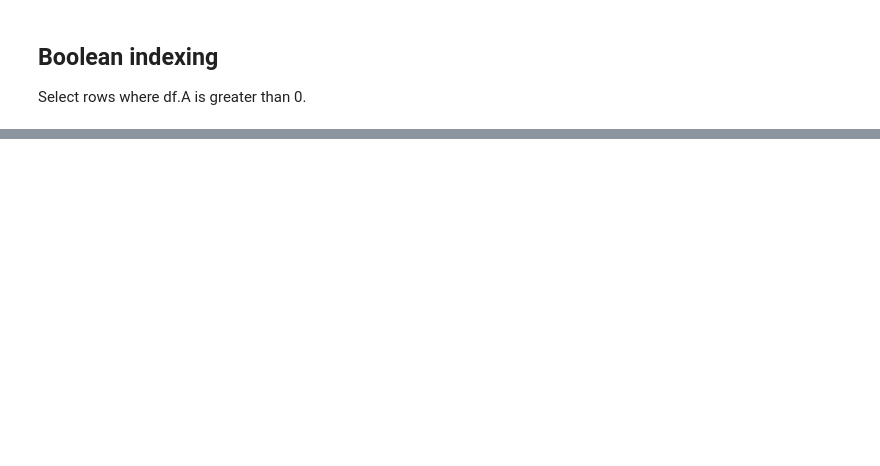
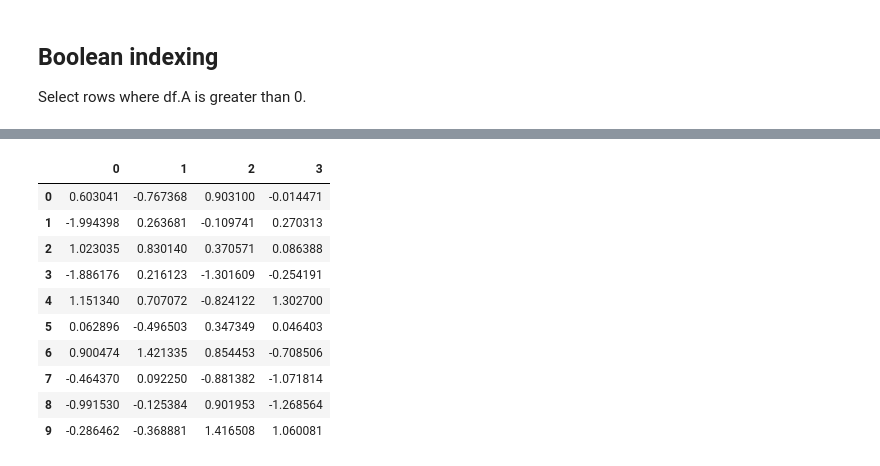
Before and after one commit to VXerys/Learn-Machine-Learning, a Jupyter notebook: section-2-learn-pandas/10-minutes-to-pandas.ipynb, the cells around one changed output, grey strips where cells are left out. Saved outputs shown, nothing was run; the diff lists cells and outputs as text; code cells hidden in the pictures; blank space fills up the shorter version.

```diff
--- a/section-2-learn-pandas/10-minutes-to-pandas.ipynb
+++ b/section-2-learn-pandas/10-minutes-to-pandas.ipynb
@@ -299,0 +553,15 @@ Select rows where df.A is greater than 0.
+# %%
+df = pd.DataFrame(np.random.randn(10, 4))
+df
+# %% [output]
+|  | 0 | 1 | 2 | 3 |
+| 0 | 0.603041 | -0.767368 | 0.903100 | -0.014471 |
+| 1 | -1.994398 | 0.263681 | -0.109741 | 0.270313 |
+| 2 | 1.023035 | 0.830140 | 0.370571 | 0.086388 |
+| 3 | -1.886176 | 0.216123 | -1.301609 | -0.254191 |
+| 4 | 1.151340 | 0.707072 | -0.824122 | 1.302700 |
+| 5 | 0.062896 | -0.496503 | 0.347349 | 0.046403 |
+| 6 | 0.900474 | 1.421335 | 0.854453 | -0.708506 |
+| 7 | -0.464370 | 0.092250 | -0.881382 | -1.071814 |
+| 8 | -0.991530 | -0.125384 | 0.901953 | -1.268564 |
+| 9 | -0.286462 | -0.368881 | 1.416508 | 1.060081 |
```
Also changed, not shown: parts of 60 cells of this notebook.
